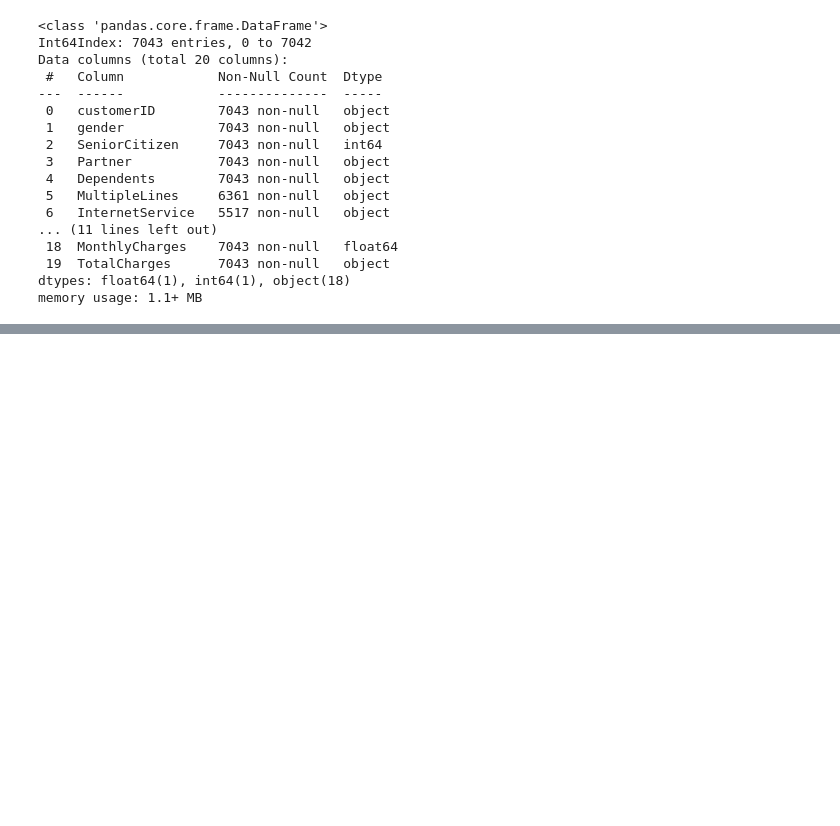
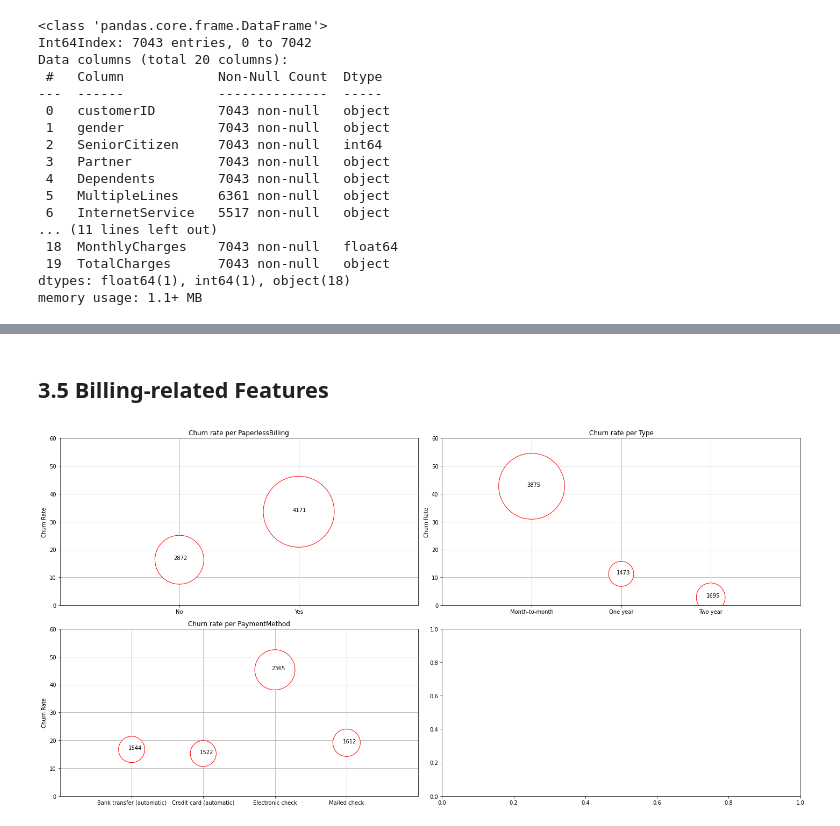
Before and after one commit to dnevo/Practicum, a Jupyter notebook: S17_Final_Project.ipynb, the cells around one changed output, grey strips where cells are left out. Saved outputs shown, nothing was run; the diff lists cells and outputs as text; code cells hidden in the pictures; blank space fills up the shorter version.

```diff
--- a/S17_Final_Project.ipynb
+++ b/S17_Final_Project.ipynb
@@ -62,0 +195,10 @@ df_customer['months'] = (df_customer['EndDate'] - df_customer['BeginDate']).dt.d
+# %% [markdown]
+## 3.5 Billing-related Features
+# %%
+fig, axs = plt.subplots(2,2,figsize=(20,10))
+plot_churn_per_attrib('PaperlessBilling',0,0)
+plot_churn_per_attrib('Type', 0,1)
+plot_churn_per_attrib('PaymentMethod',1, 0)
+fig.tight_layout()
+# %% [output]
+[figure, added]
```
Also changed, not shown: parts of 69 cells of this notebook.
